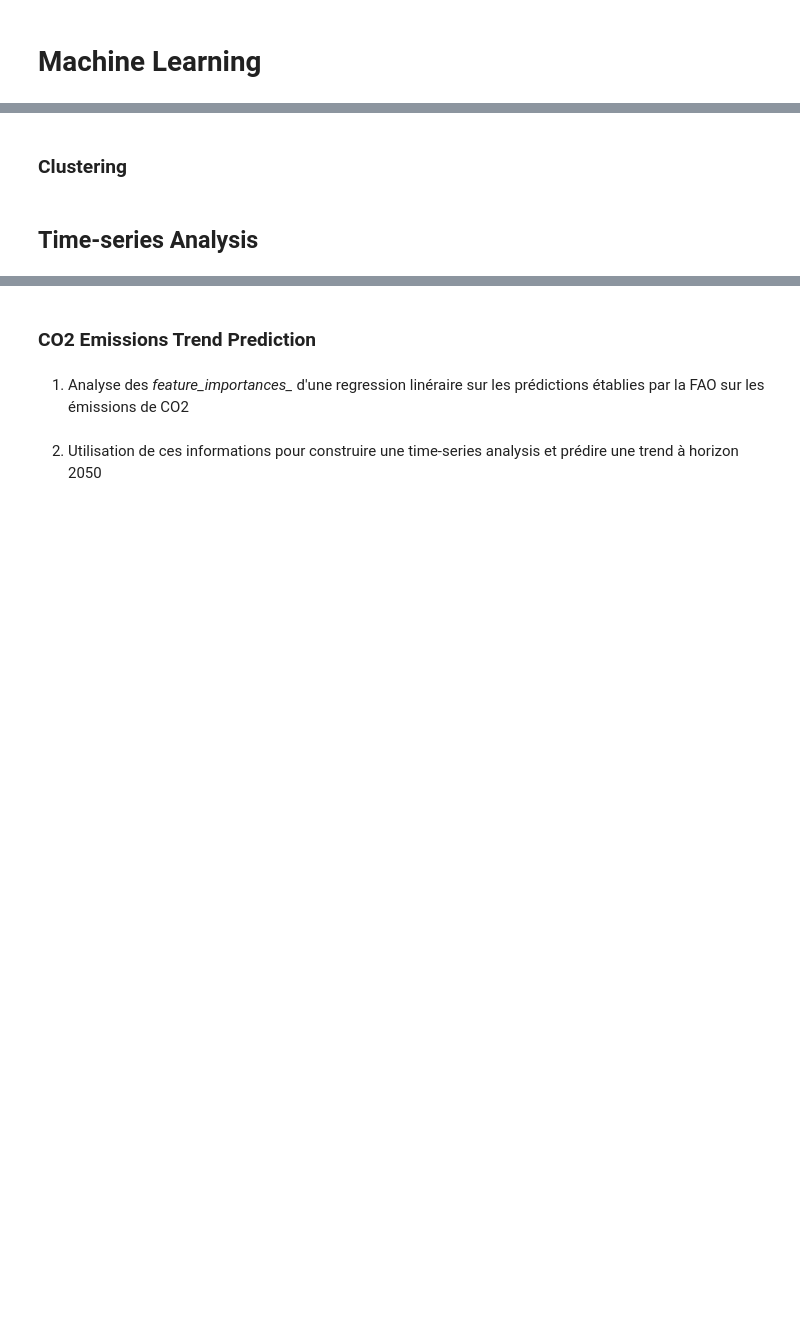
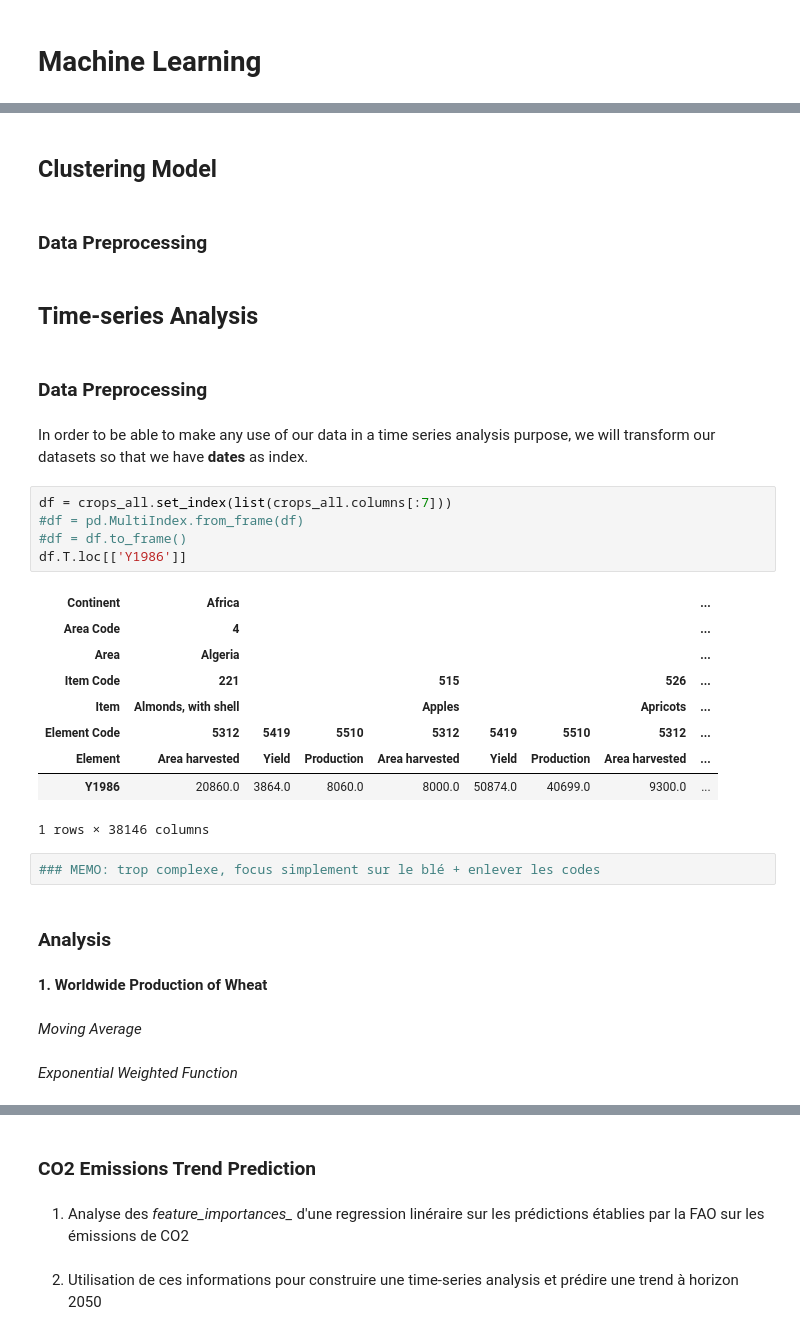
Before and after one commit to nicoboou/wheat-yield-forecasting, a Jupyter notebook: Crops Yield Notebook.ipynb, the cells around one changed output, grey strips where cells are left out. Saved outputs shown, nothing was run; the diff lists cells and outputs as text; blank space fills up the shorter version.

```diff
--- a/Crops Yield Notebook.ipynb
+++ b/Crops Yield Notebook.ipynb
@@ -282,4 +387,35 @@ emissions_df.head(10)
 # %% [markdown]
-### Clustering
+## Clustering Model
+# %% [markdown]
+### Data Preprocessing
 # %% [markdown]
 ## Time-series Analysis
+# %% [markdown]
+### Data Preprocessing
+# %% [markdown]
+In order to be able to make any use of our data in a time series analysis purpose, we will transform our datasets so that we have **dates** as index.
+# %%
+df = crops_all.set_index(list(crops_all.columns[:7]))
+#df = pd.MultiIndex.from_frame(df)
+#df = df.to_frame()
+df.T.loc[['Y1986']]
+# %% [output]
+| Continent | Africa |  |  |  |  |  |  | ... |
+| Area Code | 4 |  |  |  |  |  |  | ... |
+| Area | Algeria |  |  |  |  |  |  | ... |
+| Item Code | 221 |  |  | 515 |  |  | 526 | ... |
+| Item | Almonds, with shell |  |  | Apples |  |  | Apricots | ... |
+| Element Code | 5312 | 5419 | 5510 | 5312 | 5419 | 5510 | 5312 | ... |
+| Element | Area harvested | Yield | Production | Area harvested | Yield | Production | Area harvested | ... |
+| Y1986 | 20860.0 | 3864.0 | 8060.0 | 8000.0 | 50874.0 | 40699.0 | 9300.0 | ... |
+1 rows × 38146 columns
+# %%
+### MEMO: trop complexe, focus simplement sur le blé + enlever les codes
+# %% [markdown]
+### Analysis
+# %% [markdown]
+**1. Worldwide Production of Wheat**
+# %% [markdown]
+*Moving Average*
+# %% [markdown]
+*Exponential Weighted Function*
```
Also changed, not shown: parts of 49 cells of this notebook.
